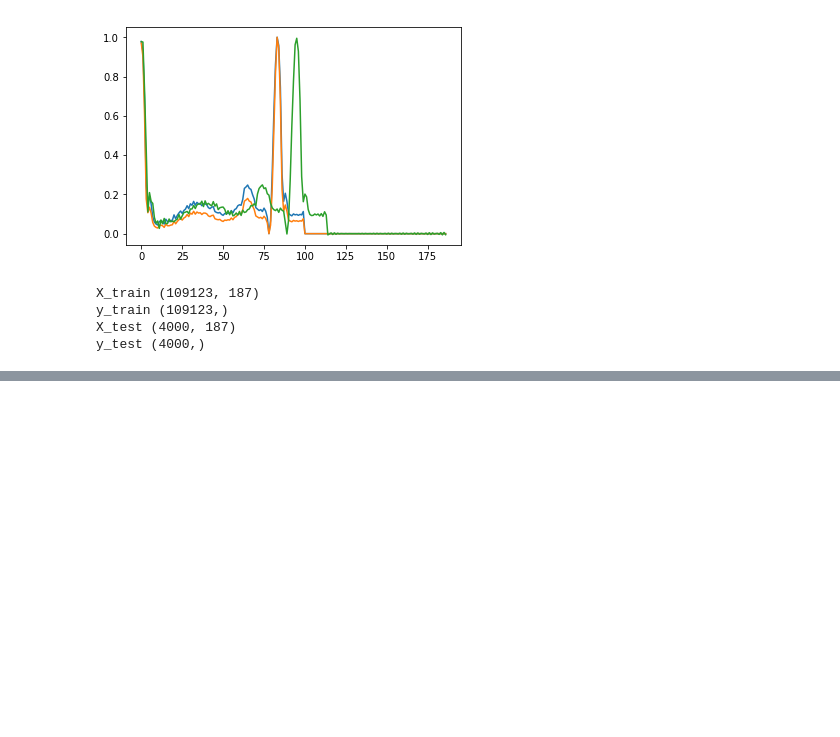
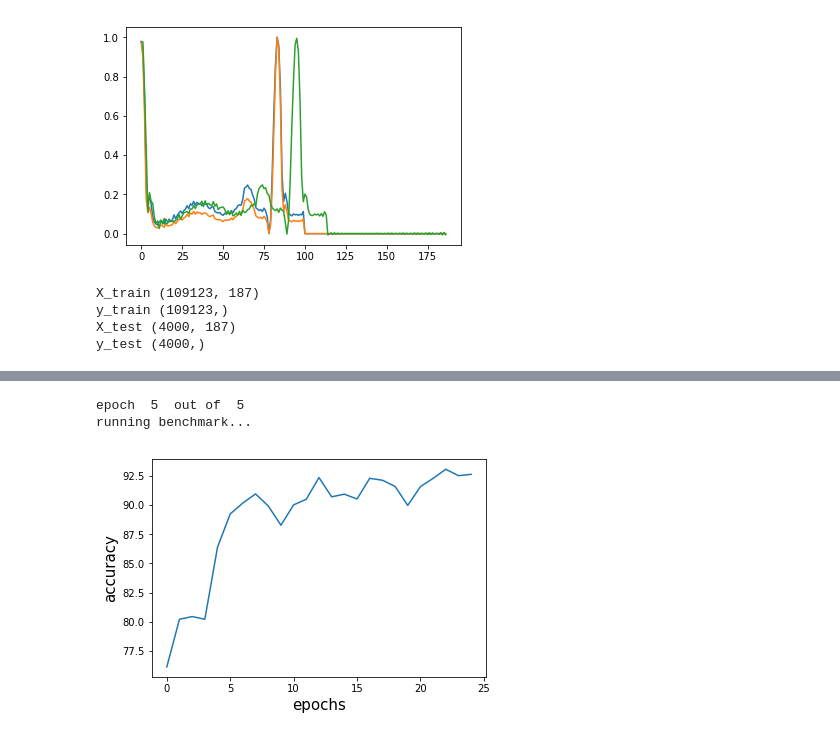
Before and after one commit to Mayukhdeb/ECG-heartbeat-categorization, a Jupyter notebook: deep_learning_on_ECG.ipynb, the cells around one changed output, grey strips where cells are left out. Saved outputs shown, nothing was run; the diff lists cells and outputs as text; code cells hidden in the pictures; blank space fills up the shorter version.

Commit message:
benchmark on trained nn

```diff
--- a/deep_learning_on_ECG.ipynb
+++ b/deep_learning_on_ECG.ipynb
@@ -166,11 +166,20 @@ train_size = int(0.8 * len(full_dataset))  ## 90/10 split
 test_size = len(full_dataset) - train_size
 train_dataset, test_dataset = random_split(full_dataset, [train_size, test_size])
 
+test_size = int(0.8 * len(test_dataset))
+benchmark_size = len(test_dataset) - test_size
+test_dataset, benchmark_dataset = random_split(test_dataset, [test_size, benchmark_size])
+
 train_loader = DataLoader(dataset=train_dataset, batch_size=40, shuffle=True)
 
 val_loader = DataLoader(dataset=test_dataset, batch_size=10, shuffle = True)
 
+benchmark_loader =  DataLoader(dataset=benchmark_dataset, batch_size=1, shuffle = True)
+
+
+
 print(len(train_loader), "batches ")
 print(len(val_loader), " batches ")
+print(len(benchmark_loader), " batches")
 # %% [output]
 2183 batches
@@ -205 +222,27 @@ ECGNet = Model()
+# %%
+optimizer = optim.Adam(ECGNet.parameters(), lr = 0.001)
+losses = []
+scheduler = StepLR(optimizer, step_size=1, gamma=0.98)  # lr decreases by 10% aftr every epoch
+val_losses = []
+accuracies = []
+# %%
+def calculate_accuracy_on_validation_set(val_loader):
+    print("running benchmark...")
+    with torch.no_grad():
+
+        total = 0
+        correct = 0
+        for x_val, y_val in val_loader:
+            total+= 1
+            y_val =  y_val.unsqueeze(1)
+            y_val =  y_val.float()
+
+            pred = ECGNet(x_val)  # pred
+
+            if -0.35 < (pred.item() - y_val.item())< 0.35:
+                correct +=1
+
+        acc = (correct/total)*100
+
+        return acc
 # %%
@@ -245 +290,7 @@ epoch  5  out of  5
+# %%
+train(5)
+# %% [output]
+epoch  5  out of  5
+running benchmark...
+[figure, added]
 # %%
```
Also changed, not shown: parts of 5 cells of this notebook.
